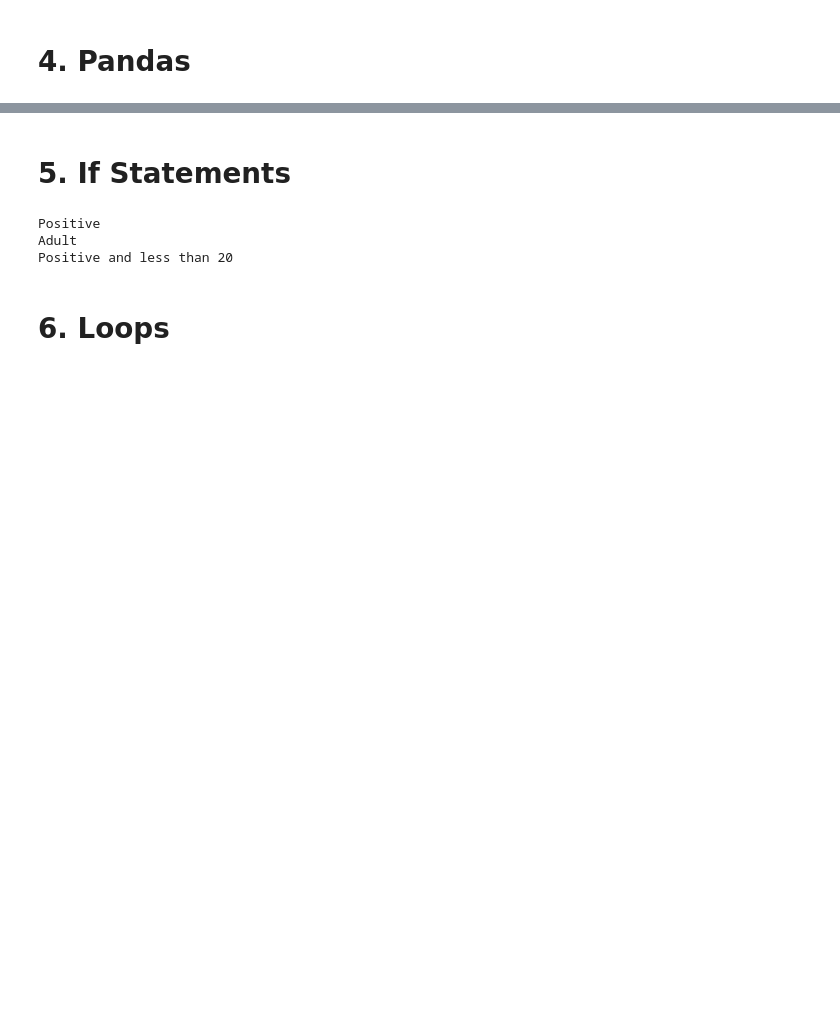
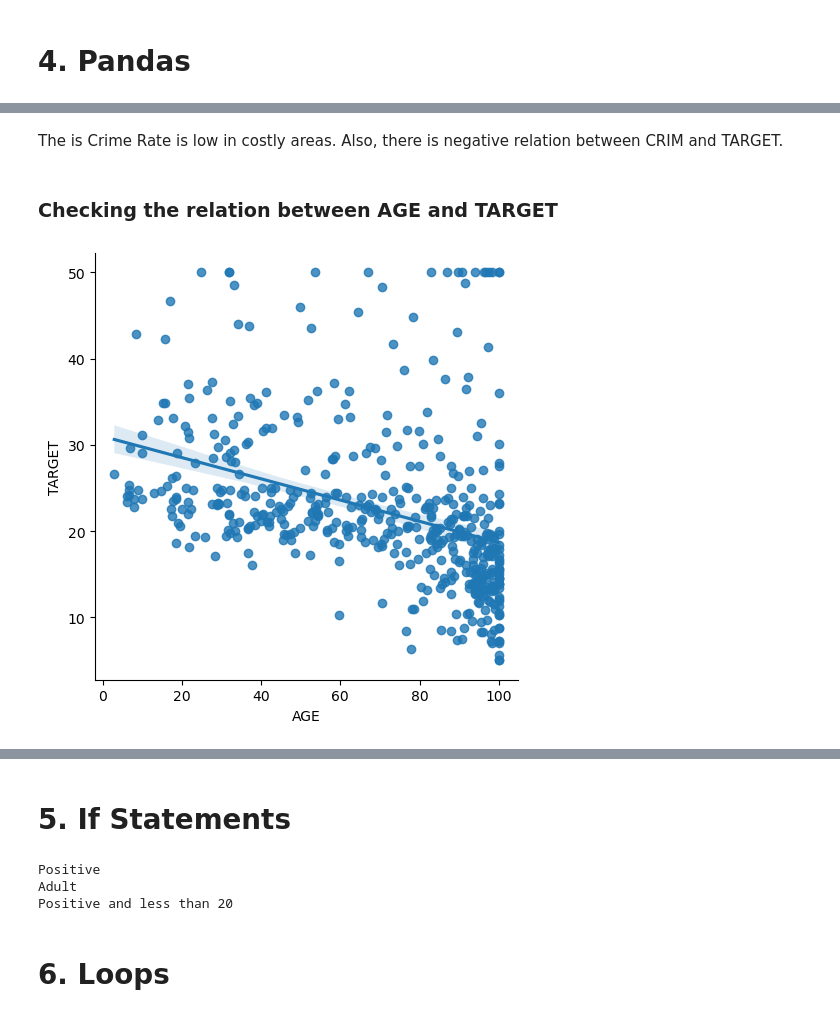
Before and after one commit to saibdp/comprehensive-python-guide, a Jupyter notebook: comprehensive_python_guide.ipynb, the cells around one changed output, grey strips where cells are left out. Drawn from its saved outputs; the diff is of its cells as text; code cells hidden in the pictures; blank space fills up the shorter version.

```diff
--- a/comprehensive_python_guide.ipynb
+++ b/comprehensive_python_guide.ipynb
@@ -91,0 +395,8 @@ pivot = df.pivot_table(values='B', index='A', aggfunc='mean')
+# %% [markdown]
+The is Crime Rate is low in costly areas. Also, there is negative relation between CRIM and TARGET.
+# %% [markdown]
+### Checking the relation between AGE and TARGET
+# %%
+sns.lmplot(x='AGE', y='TARGET', data=df);
+# %% [output]
+[figure, added]
```
Also changed, not shown: parts of 70 cells of this notebook, 1 other file.
